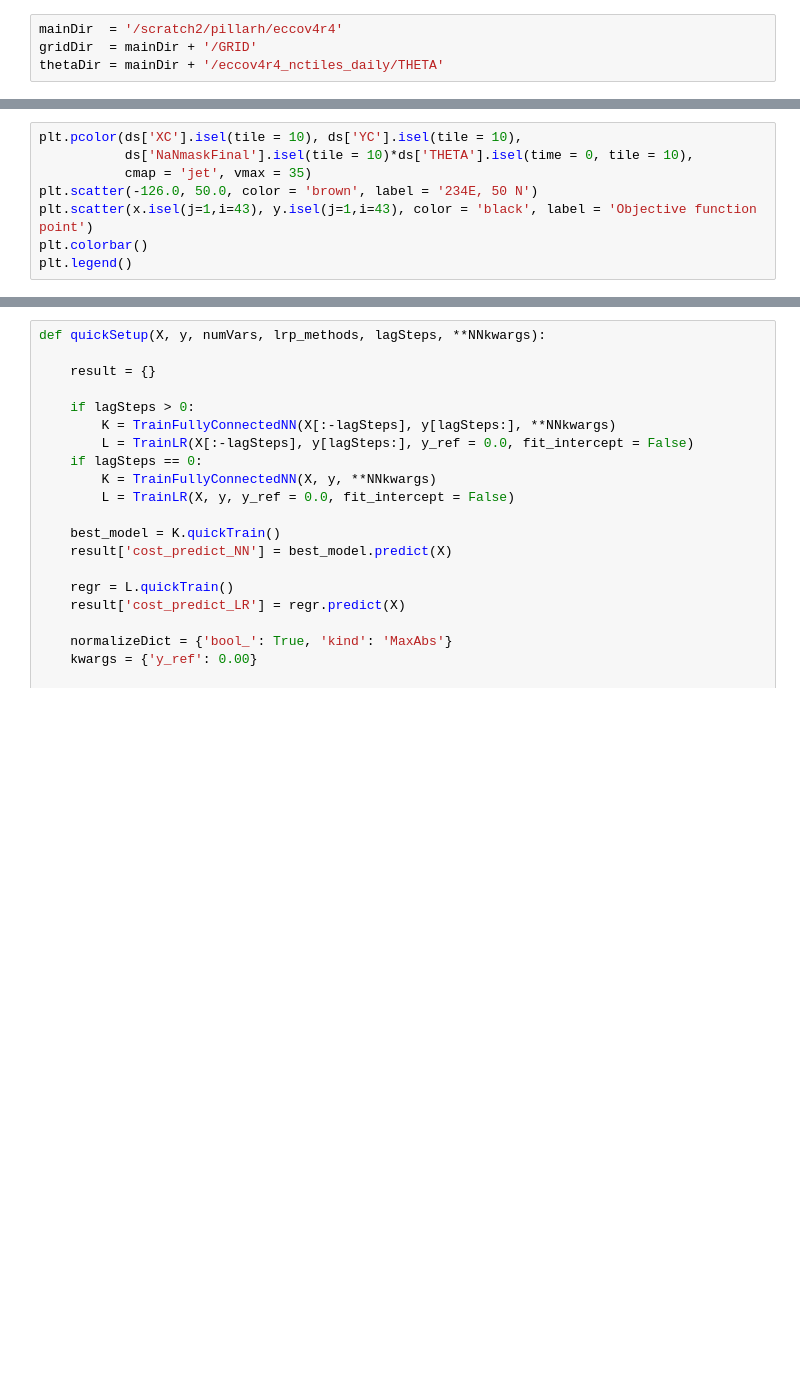
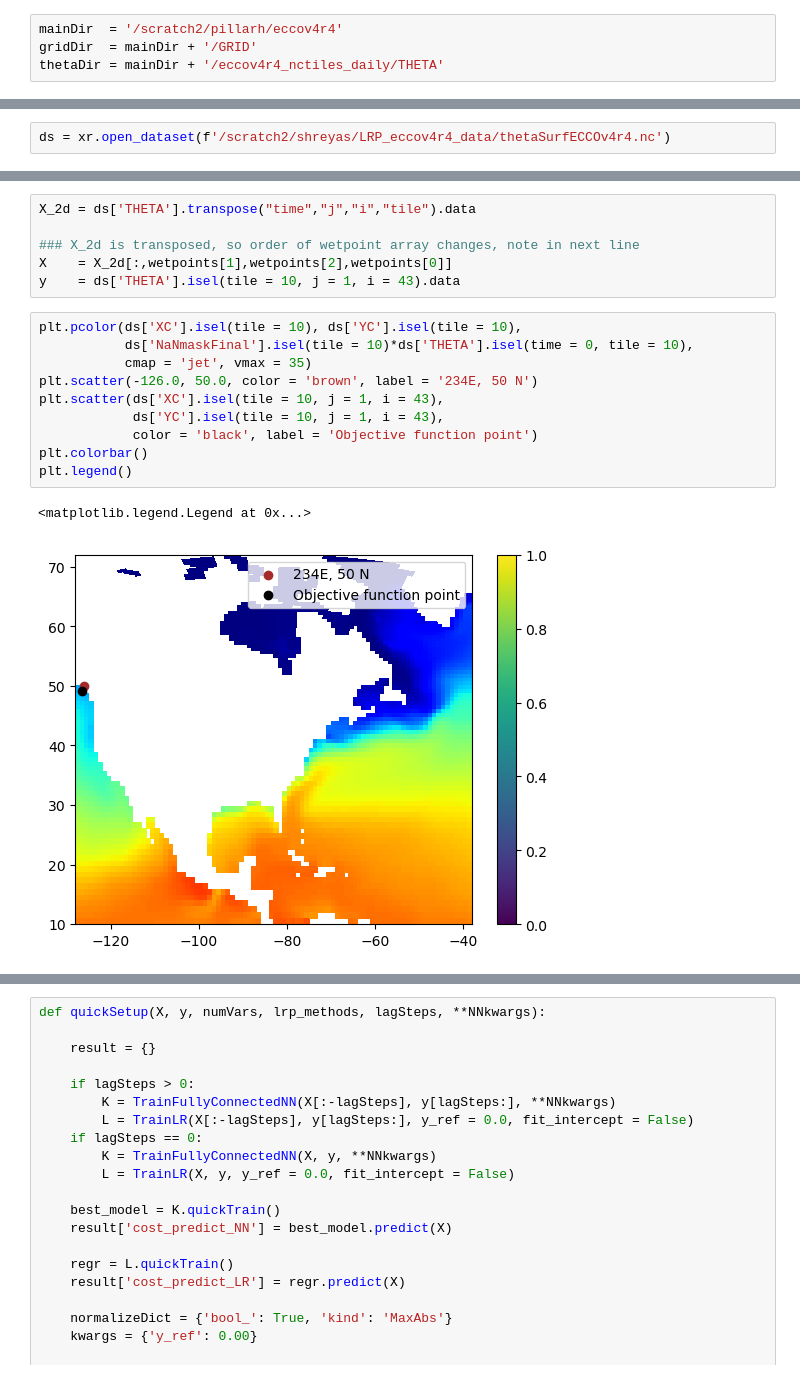
Before and after one commit to Shreyas911/XAIRT, a Jupyter notebook: examples/eccov4r4.ipynb, the cells around one changed output, grey strips where cells are left out. Cells and saved outputs as stored; diff of their text form; blank space fills up the shorter version.

Commit message:
Most of the ECCO setup done. Next - Try using GPUs on LS6 for parallelization of NN training.

```diff
--- a/examples/eccov4r4.ipynb
+++ b/examples/eccov4r4.ipynb
@@ -45,3 +49,5 @@ ds = xr.open_dataset('/scratch2/shreyas/thetaSurfECCOv4r4.nc')
+# %%
+ds = xr.open_dataset(f'/scratch2/shreyas/LRP_eccov4r4_data/thetaSurfECCOv4r4.nc')
 # %%
 hFacC = ecco.read_llc_to_tiles(gridDir, 'hFacC.data')
 hFacC_mask = hFacC > 0
@@ -110,11 +124,22 @@ wetpoints = np.nonzero(ds['maskFinal'].data)
+# %%
+X_2d = ds['THETA'].transpose("time","j","i","tile").data
+
+### X_2d is transposed, so order of wetpoint array changes, note in next line
+X    = X_2d[:,wetpoints[1],wetpoints[2],wetpoints[0]]
+y    = ds['THETA'].isel(tile = 10, j = 1, i = 43).data
 # %%
 plt.pcolor(ds['XC'].isel(tile = 10), ds['YC'].isel(tile = 10),
            ds['NaNmaskFinal'].isel(tile = 10)*ds['THETA'].isel(time = 0, tile = 10),
            cmap = 'jet', vmax = 35)
 plt.scatter(-126.0, 50.0, color = 'brown', label = '234E, 50 N')
-plt.scatter(x.isel(j=1,i=43), y.isel(j=1,i=43), color = 'black', label = 'Objective function point')
+plt.scatter(ds['XC'].isel(tile = 10, j = 1, i = 43),
+            ds['YC'].isel(tile = 10, j = 1, i = 43),
+            color = 'black', label = 'Objective function point')
 plt.colorbar()
 plt.legend()
+# %% [output]
+<matplotlib.legend.Legend at 0x...>
+[figure, added]
 # %%
 plt.figure(figsize=(15,5))
 
```
Also changed, not shown: parts of 13 cells of this notebook.
